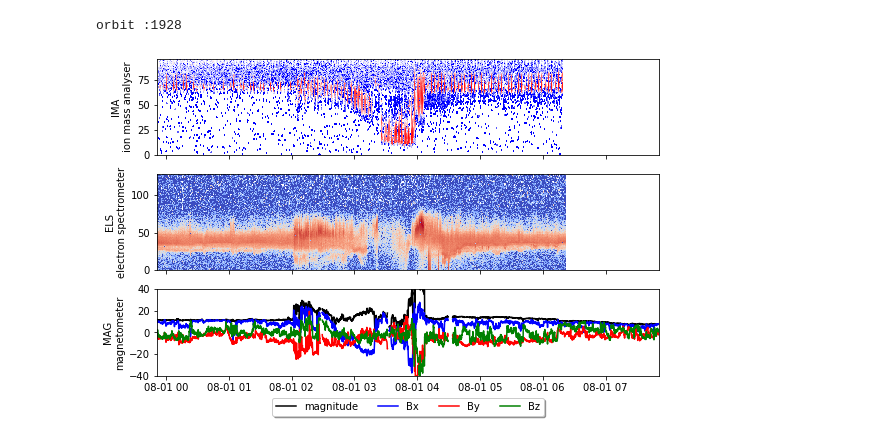
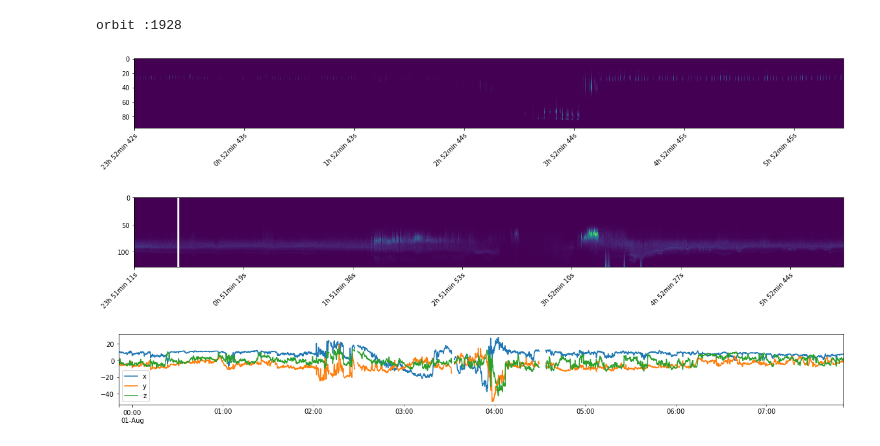
Before and after one commit to AlexanderWolff/venusian, a Jupyter notebook: data_clean_sandbox.ipynb, the cells around one changed output. Saved outputs shown, nothing was run; the diff lists cells and outputs as text; code cells hidden in the pictures.

Commit message:
implemented data derivatives

```diff
--- a/data_clean_sandbox.ipynb
+++ b/data_clean_sandbox.ipynb
@@ -29,10 +36,14 @@ datapath='/Users/alexanderwolff/Local/processed_data'
 # %% [output]
 orbit :1928
 # %%
-# choose 'ELS' or 'IMA' as your instrument
-instrument = 'IMA'
-
 # get the data : data is stored as a pandas dataframe (read up on it if needed)
-dataset = get_data(orbit, instrument, datapath, preview = True, debug=False, verbose=False)
+dataset = produce_data(orbit, datapath, raw = False, preview = False, debug=False, verbose=False)
-# %% [output]
-[figure, removed]
+# %%
+display_data(dataset['IMA']['raw'], dataset['IMA']['sample_rate'], figsize=(20,2))
+display_data(dataset['ELS']['raw'], dataset['ELS']['sample_rate'], figsize=(20,2))
+dataset['MAG']['raw'].plot(figsize=(20,2))
+plt.show()
+# %% [output]
+[figure, added]
+[figure, added]
+[figure, added]
```
Also changed, not shown: parts of 11 cells of this notebook, 2 other files.
